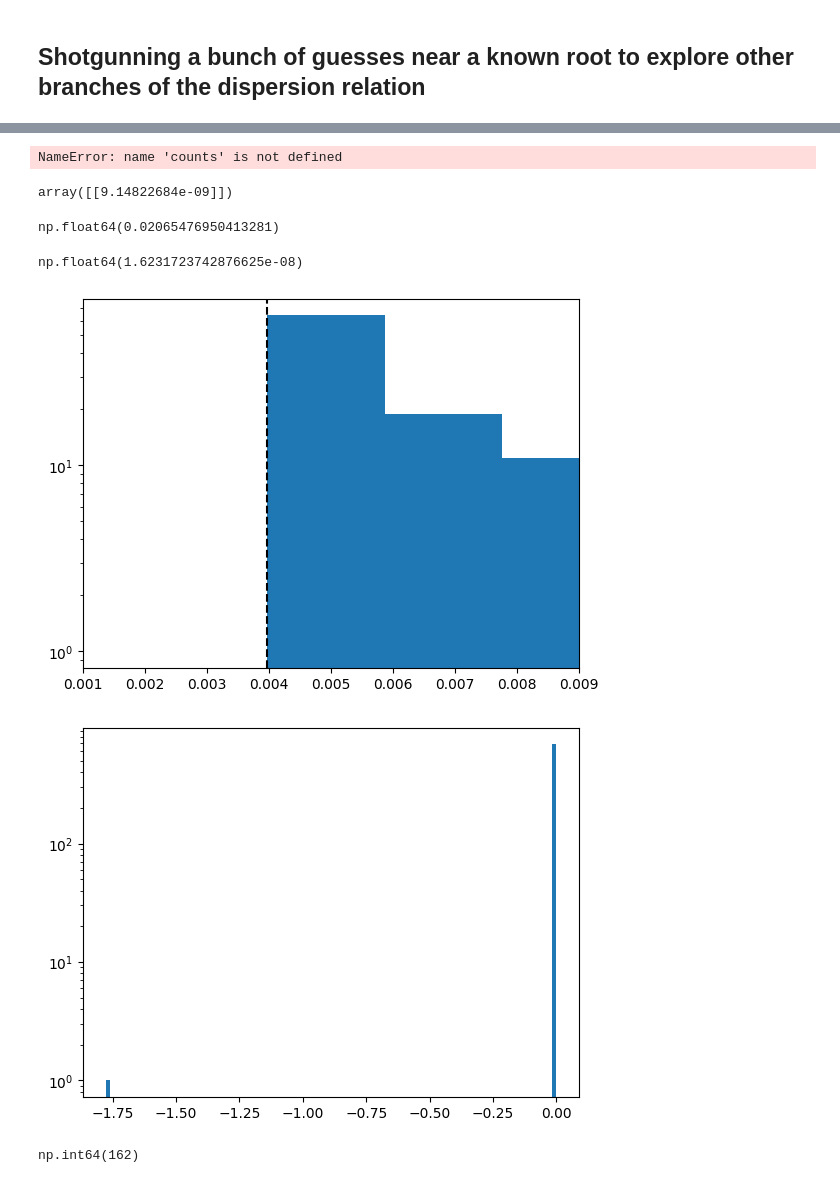
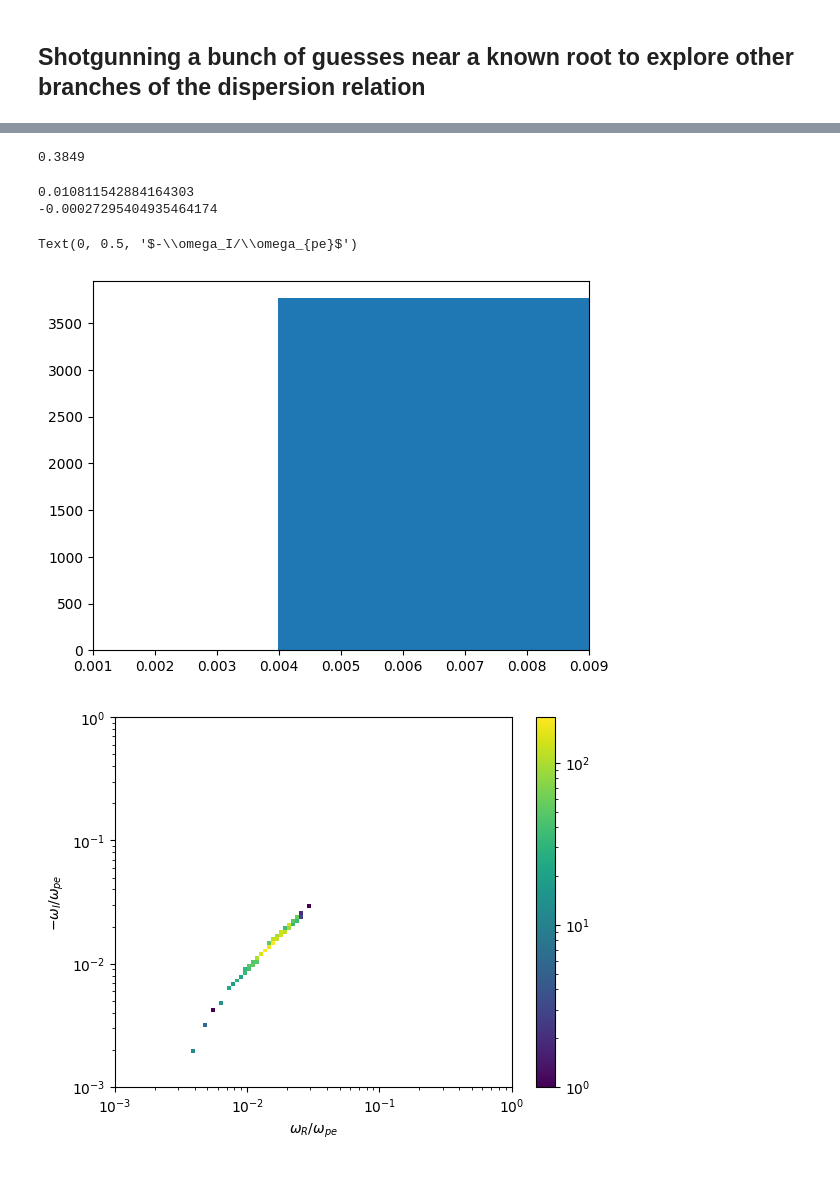
Before and after one commit to mattketk/brillouin-multispecies, a Jupyter notebook: DispersionSolver.ipynb, the cells around one changed output, grey strips where cells are left out. Drawn from its saved outputs; the diff is of its cells as text; code cells hidden in the pictures.

```diff
--- a/DispersionSolver.ipynb
+++ b/DispersionSolver.ipynb
@@ -244,7 +242,7 @@ pltee
 # %%
 real_width = 5e-3
 imag_width = 5e-2
-n_random = 1000
+n_random = 10000
 root = w_2ion_lb1[50]
 k = kbkb[50]
 
@@ -273,36 +437,43 @@ for i in range(len(guesses)):
-# %%
-# np.argwhere(counts)
-counts
-# %% [output]
-NameError: name 'counts' is not defined
-# %%
-bins[np.argwhere(counts == 41)]
-# %% [output]
-array([[9.14822684e-09]])
-# %%
-bins[1] - bins[0]
-# %% [output]
-np.float64(0.02065476950413281)
-# %%
-bins[50]
-# %% [output]
-np.float64(1.6231723742876625e-08)
+# %%
+filtered_root_candidates = []
+for i in range(len(root_candidates)):
+    if not np.isnan(root_candidates[i]):
+        filtered_root_candidates.append(root_candidates[i])
+
+filtered_root_candidates = np.array(filtered_root_candidates)
+print(len(filtered_root_candidates) / len(root_candidates))
+# %% [output]
+0.3849
 # %%
 plt.figure()
-counts, bins, _ = plt.hist(np.abs(np.real(root_candidates)), bins='auto')
+counts, bins, _ = plt.hist(np.abs(np.real(root_candidates)))
 plt.axvline(np.real(root), ls='--', c='k')
 # plt.xscale('log')
 plt.xlim([1e-3, 9e-3])
+# plt.yscale('log')
+
+plt.figure()
+# plt.hist2d(np.nan_to_num(np.real(root_candidates)), np.nan_to_num(np.imag(root_candidates)))
+hist2d_norm_log = mpl.colors.LogNorm()
+plt.hist2d(
+    np.real(filtered_root_candidates),
+    -np.imag(filtered_root_candidates),
+    bins=[np.logspace(-3, 0, 100), np.logspace(-3, 0, 100)],
+    norm=hist2d_norm_log
+)
+# plt.scatter(np.real(root), -np.imag(root), marker='*', markersize=4)
+print(np.real(root))
+print(np.imag(root))
+plt.colorbar()
+plt.xscale('log')
 plt.yscale('log')
 
-plt.figure()
-plt.hist(np.imag(root_candidates), bins=100)
-# plt.xscale('log')
-plt.yscale('log')
+
+plt.xlabel(r'$\omega_R/\omega_{pe}$')
+plt.ylabel(r'$-\omega_I/\omega_{pe}$')
 # %% [output]
+0.010811542884164303
+-0.00027295404935464174
+Text(0, 0.5, '$-\\omega_I/\\omega_{pe}$')
-[figure, old version]
+[figure, new version]
-[figure, old version]
+[figure, new version]
-# %%
-np.sum(np.isnan(np.real(root_candidates)))
-# %% [output]
-np.int64(162)
```
Also changed, not shown: parts of 15 cells of this notebook, 1 other file.
